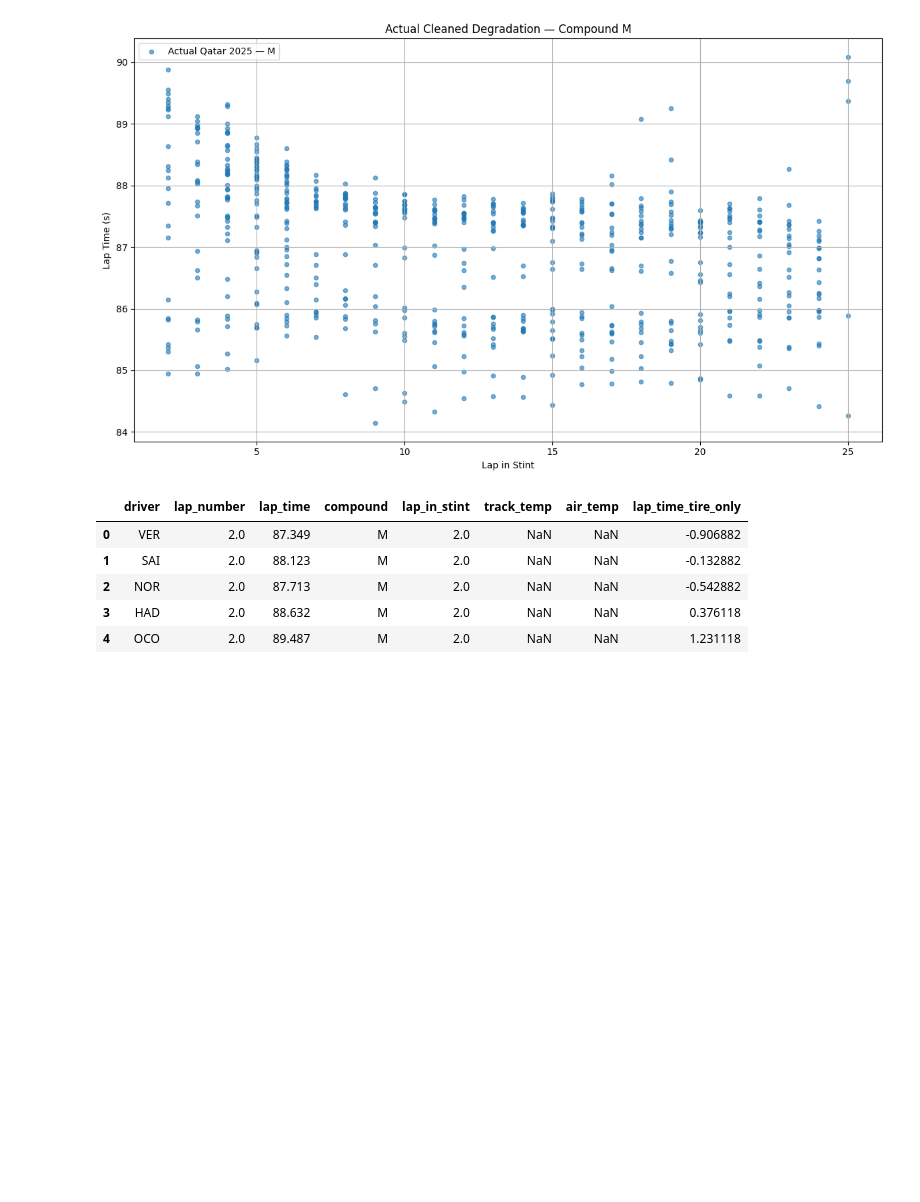
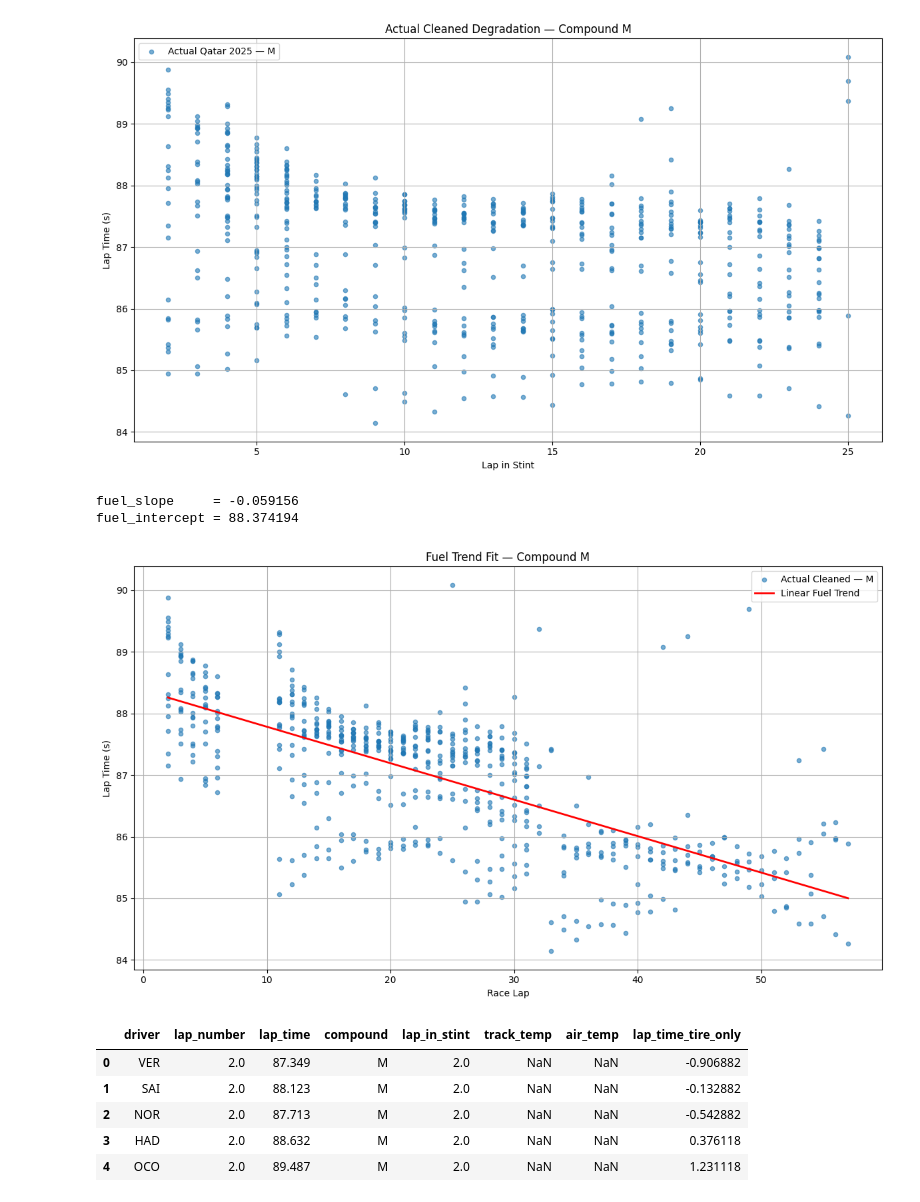
Before and after one commit to jeffreylgoode/f1-capstone-project, a Jupyter notebook: notebooks/f1.ipynb, the cells around one changed output. Saved outputs shown, nothing was run; the diff lists cells and outputs as text; code cells hidden in the pictures; blank space fills up the shorter version.

Commit message:
Added back a linear fuel consumption plot.

```diff
--- a/notebooks/f1.ipynb
+++ b/notebooks/f1.ipynb
@@ -1741,6 +1741,53 @@ fuel_slope = fuel_models["M"].coef_[0]
 fuel_intercept = fuel_models["M"].intercept_
 # %%
 df_corrected, fuel_models = remove_fuel_effect_all(df_clean)
+# %%
+def plot_fuel_trend(df_clean, compound="M"):
+    df_c = df_clean[df_clean["compound"] == compound].copy()
+    df_c = df_c.sort_values("lap_number")  # correct race-lap axis
+
+    # Actual lap times
+    laps = df_c["lap_number"].values
+    actual = df_c["lap_time"].values
+
+    # Linear fuel model: lap_time_fuel = slope * lap + intercept
+    fuel_line = fuel_slope * laps + fuel_intercept
+    print(f"fuel_slope     = {fuel_slope:.6f}")
+    print(f"fuel_intercept = {fuel_intercept:.6f}")
+
+    plt.figure(figsize=(12, 7))
+
+    # Actual cleaned lap times
+    plt.scatter(
+        laps,
+        actual,
+        s=20,
+        alpha=0.6,
+        label=f"Actual Cleaned — {compound}"
+    )
+
+    # Fuel trend line
+    plt.plot(
+        laps,
+        fuel_line,
+        color="red",
+        linewidth=2,
+        label="Linear Fuel Trend"
+    )
+
+    plt.title(f"Fuel Trend Fit — Compound {compound}")
+    plt.xlabel("Race Lap")
+    plt.ylabel("Lap Time (s)")
+    plt.grid(True)
+    plt.legend()
+    plt.tight_layout()
+    plt.show()
+# %%
+plot_fuel_trend(df_clean, "M")
+# %% [output]
+fuel_slope     = -0.059156
+fuel_intercept = 88.374194
+[figure, added]
 # %%
 df_corrected.columns
 "lap_time_tire_only" in df_corrected.columns
```
